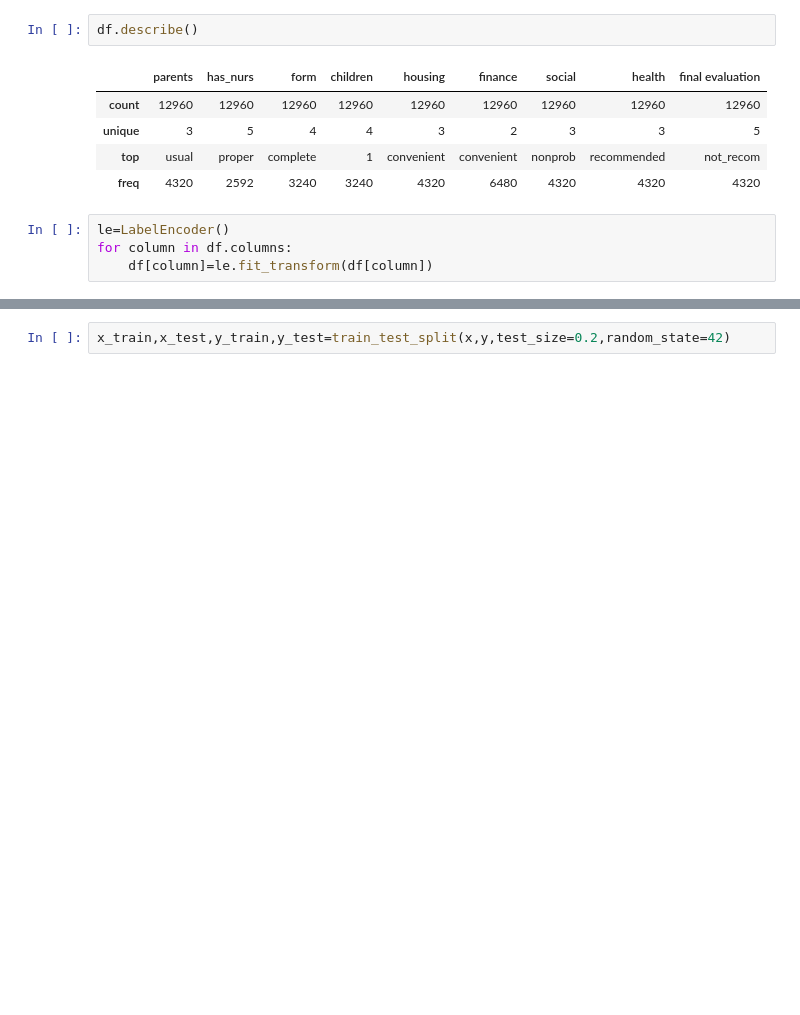
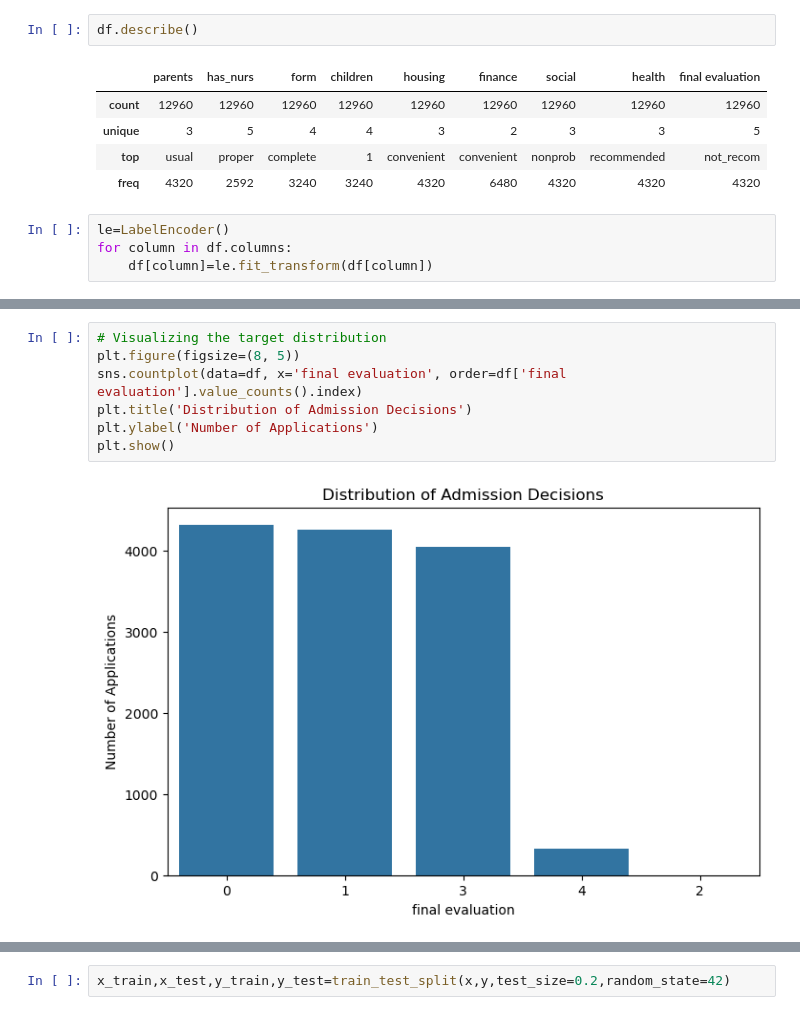
Before and after one commit to XC0ID/ML-Projects, a Jupyter notebook: Nurse/Nursery.ipynb, the cells around one changed output, grey strips where cells are left out. Saved outputs shown, nothing was run; the diff lists cells and outputs as text; blank space fills up the shorter version.

```diff
--- a/Nurse/Nursery.ipynb
+++ b/Nurse/Nursery.ipynb
@@ -63,0 +85,9 @@ for column in df.columns:
+# %%
+# Visualizing the target distribution
+plt.figure(figsize=(8, 5))
+sns.countplot(data=df, x='final evaluation', order=df['final evaluation'].value_counts().index)
+plt.title('Distribution of Admission Decisions')
+plt.ylabel('Number of Applications')
+plt.show()
+# %% [output]
+[figure, added]
```
Also changed, not shown: parts of 14 cells of this notebook.
